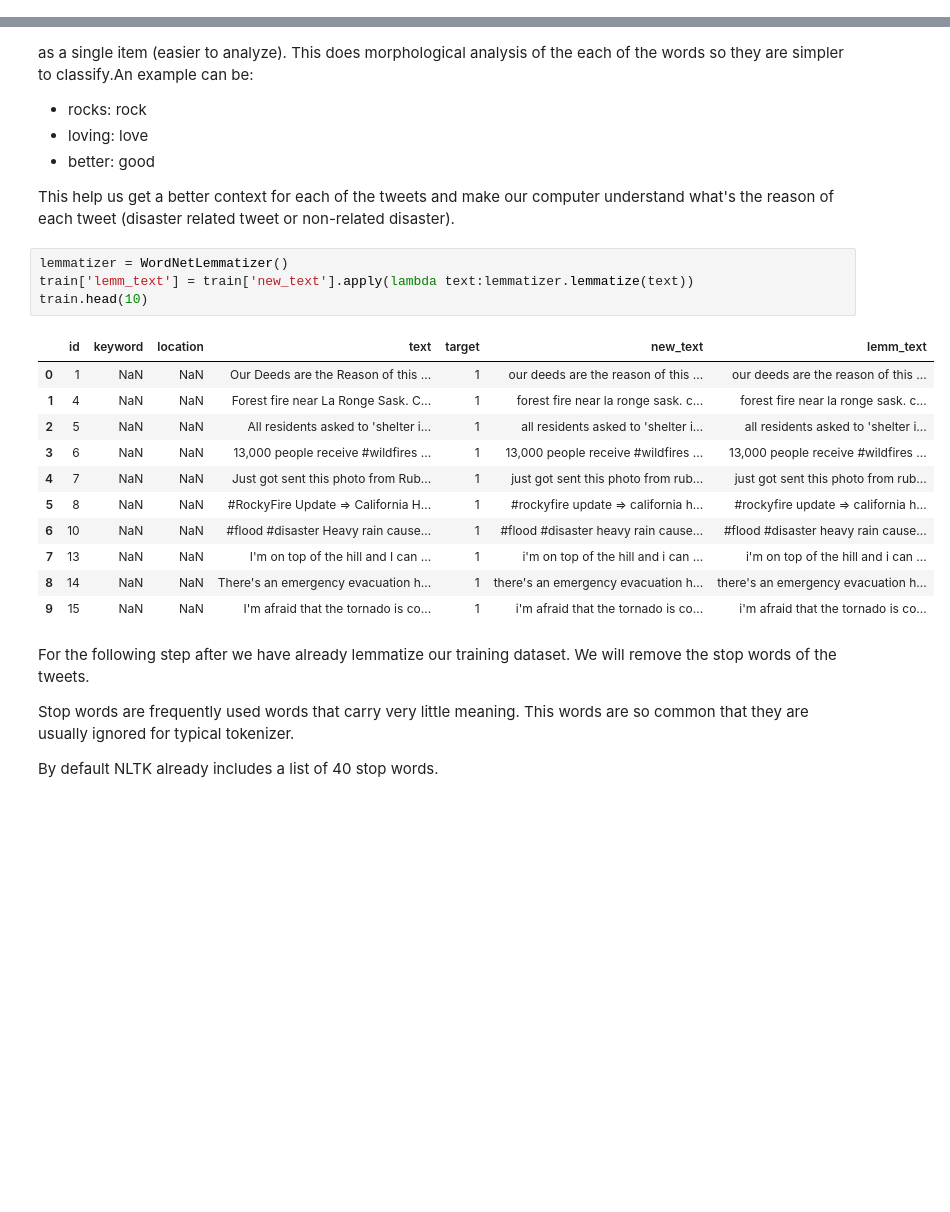
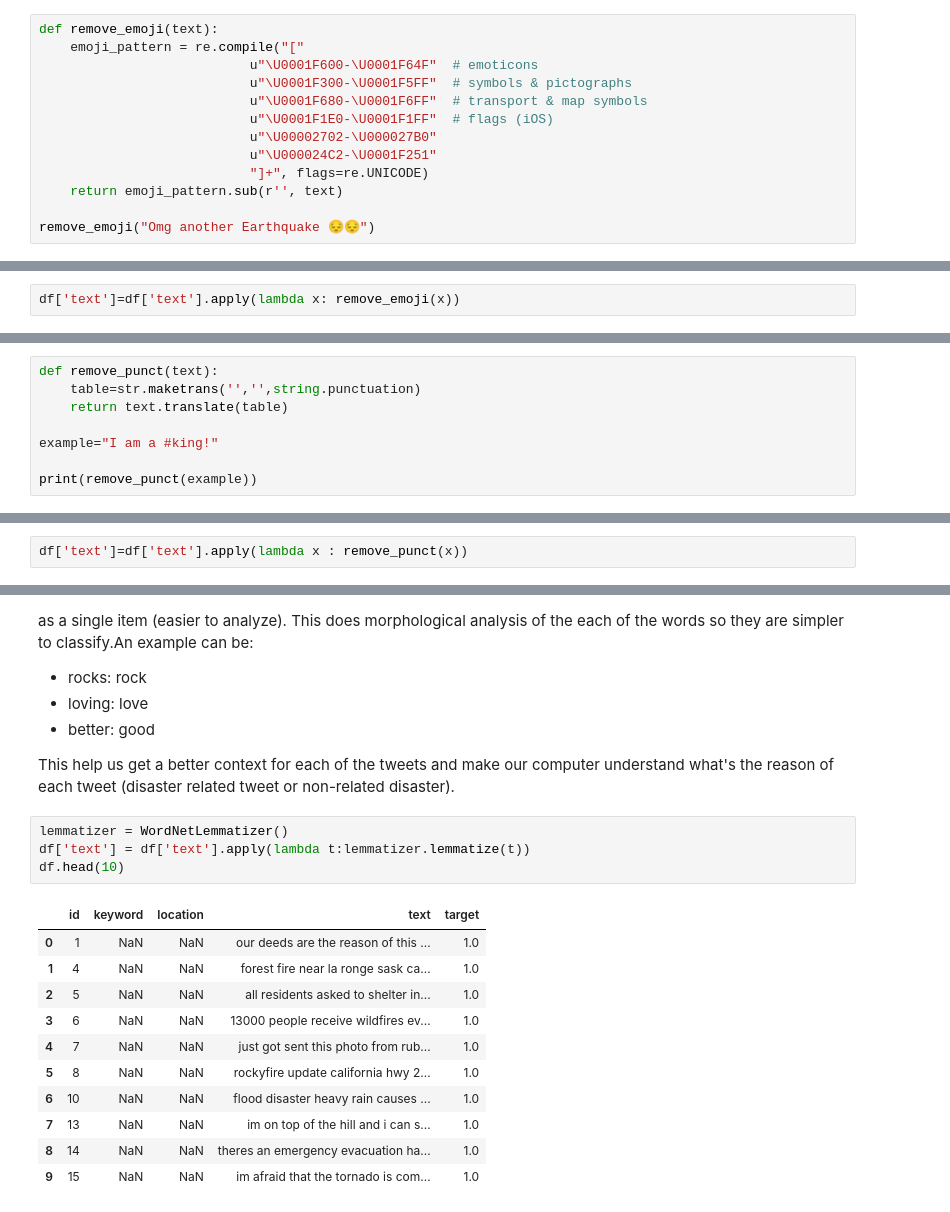
Before and after one commit to RandomAlien3096/NaturalLanguageProcessingWithDisasters, a Jupyter notebook: NLP_twitter_notebook.ipynb, the cells around one changed output, grey strips where cells are left out. Saved outputs shown, nothing was run; the diff lists cells and outputs as text; blank space fills up the shorter version.

```diff
--- a/NLP_twitter_notebook.ipynb
+++ b/NLP_twitter_notebook.ipynb
@@ -217,0 +350,13 @@ train.head(5)
+# %%
+def remove_emoji(text):
+    emoji_pattern = re.compile("["
+                           u"\U0001F600-\U0001F64F"  # emoticons
+                           u"\U0001F300-\U0001F5FF"  # symbols & pictographs
+                           u"\U0001F680-\U0001F6FF"  # transport & map symbols
+                           u"\U0001F1E0-\U0001F1FF"  # flags (iOS)
+                           u"\U00002702-\U000027B0"
+                           u"\U000024C2-\U0001F251"
+                           "]+", flags=re.UNICODE)
+    return emoji_pattern.sub(r'', text)
+
+remove_emoji("Omg another Earthquake 😔😔")
@@ -217,0 +365,2 @@ train.head(5)
+# %%
+df['text']=df['text'].apply(lambda x: remove_emoji(x))
@@ -217,0 +369,8 @@ train.head(5)
+# %%
+def remove_punct(text):
+    table=str.maketrans('','',string.punctuation)
+    return text.translate(table)
+
+example="I am a #king!"
+
+print(remove_punct(example))
@@ -218,3 +379,5 @@ train.head(5)
+# %%
+df['text']=df['text'].apply(lambda x : remove_punct(x))
 # %% [markdown]
 Now that our text is in a shorter value range (only lower case) we will start the process of "Lemmatization".
 
@@ -227,23 +390,17 @@ Lemmatization is the process of grouping together the different inflected forms
 This help us get a better context for each of the tweets and make our computer understand what's the reason of each tweet (disaster related tweet or non-related disaster).
 # %%
 lemmatizer = WordNetLemmatizer()
-train['lemm_text'] = train['new_text'].apply(lambda text:lemmatizer.lemmatize(text))
-train.head(10)
+df['text'] = df['text'].apply(lambda t:lemmatizer.lemmatize(t))
+df.head(10)
 # %% [output]
-|  | id | keyword | location | text | target | new_text | lemm_text |
-| 0 | 1 | NaN | NaN | Our Deeds are the Reason of this ... | 1 | our deeds are the reason of this ... | our deeds are the reason of this ... |
-| 1 | 4 | NaN | NaN | Forest fire near La Ronge Sask. C... | 1 | forest fire near la ronge sask. c... | forest fire near la ronge sask. c... |
-| 2 | 5 | NaN | NaN | All residents asked to 'shelter i... | 1 | all residents asked to 'shelter i... | all residents asked to 'shelter i... |
-| 3 | 6 | NaN | NaN | 13,000 people receive #wildfires ... | 1 | 13,000 people receive #wildfires ... | 13,000 people receive #wildfires ... |
-| 4 | 7 | NaN | NaN | Just got sent this photo from Rub... | 1 | just got sent this photo from rub... | just got sent this photo from rub... |
-| 5 | 8 | NaN | NaN | #RockyFire Update => California H... | 1 | #rockyfire update => california h... | #rockyfire update => california h... |
-| 6 | 10 | NaN | NaN | #flood #disaster Heavy rain cause... | 1 | #flood #disaster heavy rain cause... | #flood #disaster heavy rain cause... |
-| 7 | 13 | NaN | NaN | I'm on top of the hill and I can ... | 1 | i'm on top of the hill and i can ... | i'm on top of the hill and i can ... |
-| 8 | 14 | NaN | NaN | There's an emergency evacuation h... | 1 | there's an emergency evacuation h... | there's an emergency evacuation h... |
-| 9 | 15 | NaN | NaN | I'm afraid that the tornado is co... | 1 | i'm afraid that the tornado is co... | i'm afraid that the tornado is co... |
+|  | id | keyword | location | text | target |
+| 0 | 1 | NaN | NaN | our deeds are the reason of this ... | 1.0 |
+| 1 | 4 | NaN | NaN | forest fire near la ronge sask ca... | 1.0 |
+| 2 | 5 | NaN | NaN | all residents asked to shelter in... | 1.0 |
+| 3 | 6 | NaN | NaN | 13000 people receive wildfires ev... | 1.0 |
+| 4 | 7 | NaN | NaN | just got sent this photo from rub... | 1.0 |
+| 5 | 8 | NaN | NaN | rockyfire update california hwy 2... | 1.0 |
+| 6 | 10 | NaN | NaN | flood disaster heavy rain causes ... | 1.0 |
+| 7 | 13 | NaN | NaN | im on top of the hill and i can s... | 1.0 |
+| 8 | 14 | NaN | NaN | theres an emergency evacuation ha... | 1.0 |
+| 9 | 15 | NaN | NaN | im afraid that the tornado is com... | 1.0 |
-# %% [markdown]
-For the following step after we have already lemmatize our training dataset. We will remove the stop words of the tweets.
-
-Stop words are frequently used words that carry very little meaning. This words are so common that they are usually ignored for typical tokenizer.
-
-By default NLTK already includes a list of 40 stop words.
```
Also changed, not shown: parts of 32 cells of this notebook.
